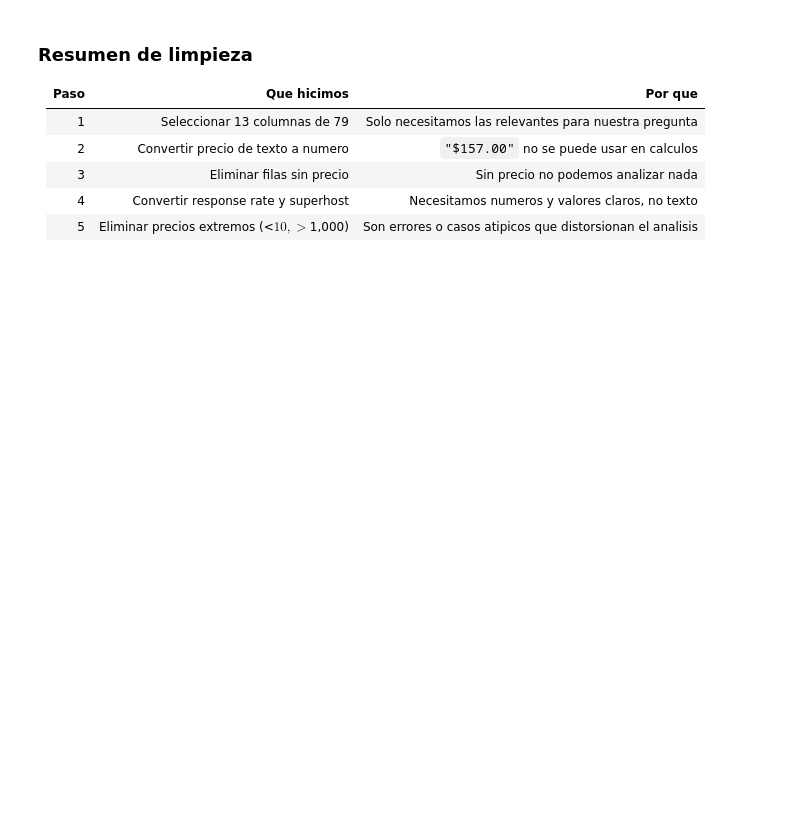
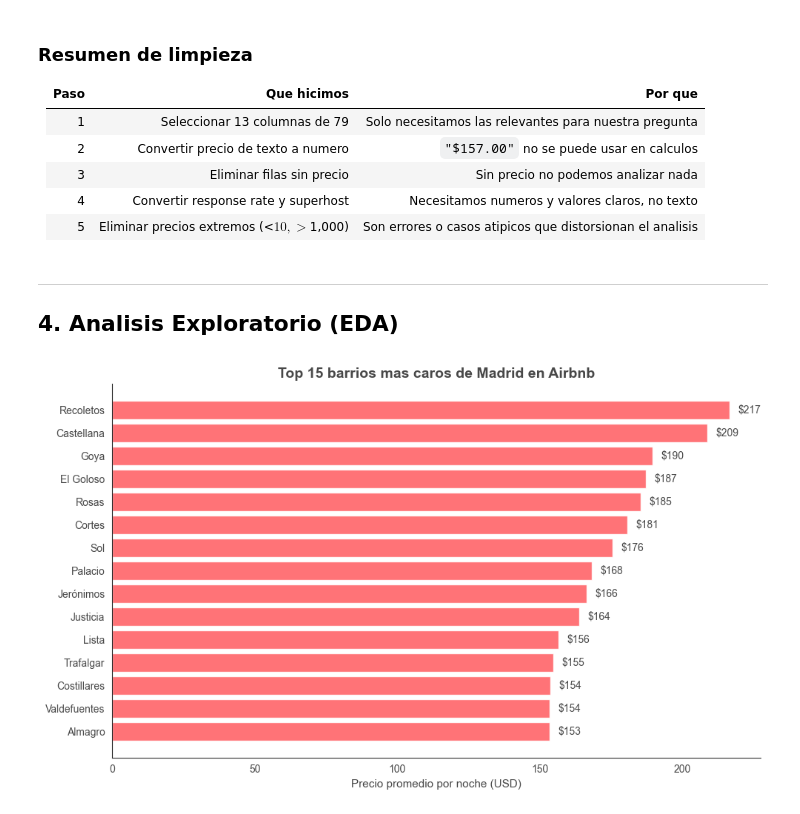
Before and after one commit to jul5289/proyecto-final-airbnb, a Jupyter notebook: notebooks/analisis_airbnb.ipynb, the cells around one changed output. Saved outputs shown, nothing was run; the diff lists cells and outputs as text; code cells hidden in the pictures; blank space fills up the shorter version.

Commit message:
Seccion 4: primer grafico EDA - top 15 barrios mas caros con estilo Airbnb

```diff
--- a/notebooks/analisis_airbnb.ipynb
+++ b/notebooks/analisis_airbnb.ipynb
@@ -35,6 +35,22 @@ import matplotlib.pyplot as plt  # para hacer graficos
 import seaborn as sns     # para graficos mas bonitos
 import warnings
 warnings.filterwarnings('ignore')  # ocultar avisos que no nos afectan
+
+# Configurar estilo visual (colores y fuente de Airbnb)
+sns.set_style("white")
+plt.rcParams['font.family'] = 'sans-serif'
+plt.rcParams['font.sans-serif'] = ['Montserrat', 'Arial']
+plt.rcParams['text.color'] = '#484848'
+plt.rcParams['axes.labelcolor'] = '#484848'
+plt.rcParams['xtick.color'] = '#484848'
+plt.rcParams['ytick.color'] = '#484848'
+
+# Paleta de colores Airbnb
+AIRBNB_ROJO = '#FF5A5F'
+AIRBNB_VERDE = '#00A699'
+AIRBNB_NARANJA = '#FC642D'
+AIRBNB_GRIS = '#484848'
+AIRBNB_GRIS_CLARO = '#767676'
 # %%
 # Cargar el dataset
 df = pd.read_csv('../data/listings.csv')
@@ -123,3 +229,34 @@ print(f"\nRango de precios final: ${df['price'].min():.0f} - ${df['price'].max()
 | 3 | Eliminar filas sin precio | Sin precio no podemos analizar nada |
 | 4 | Convertir response rate y superhost | Necesitamos numeros y valores claros, no texto |
 | 5 | Eliminar precios extremos (<$10, >$1,000) | Son errores o casos atipicos que distorsionan el analisis |
+# %% [markdown]
+---
+## 4. Analisis Exploratorio (EDA)
+# %%
+# Grafico 1: Top 15 barrios mas caros de Madrid
+# Paso 1: calcular precio promedio por barrio y quedarnos con los 15 mas caros
+precio_por_barrio = df.groupby('neighbourhood_cleansed')['price'].mean().sort_values(ascending=False).head(15)
+
+# Paso 2: crear el grafico
+plt.figure(figsize=(10, 6))
+
+# Barras horizontales con el color rojo de Airbnb
+plt.barh(precio_por_barrio.index, precio_por_barrio.values, color=AIRBNB_ROJO, alpha=0.85)
+
+# Agregar el precio exacto al lado de cada barra
+for i, valor in enumerate(precio_por_barrio.values):
+    plt.text(valor + 3, i, f'${valor:.0f}', va='center', fontsize=10, color=AIRBNB_GRIS)
+
+# Titulo centrado
+plt.title('Top 15 barrios mas caros de Madrid en Airbnb', fontsize=14, fontweight='bold', loc='center')
+plt.xlabel('Precio promedio por noche (USD)', fontsize=11)
+
+# Quitar bordes innecesarios
+plt.gca().spines['top'].set_visible(False)
+plt.gca().spines['right'].set_visible(False)
+
+plt.gca().invert_yaxis()
+plt.tight_layout()
+plt.show()
+# %% [output]
+[figure, added]
```
Also changed, not shown: parts of 10 cells of this notebook.
